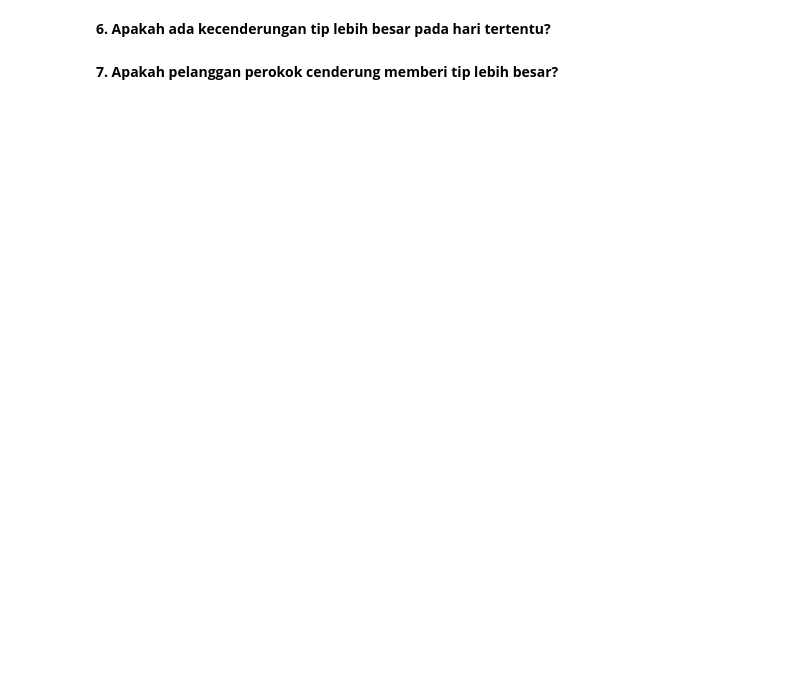
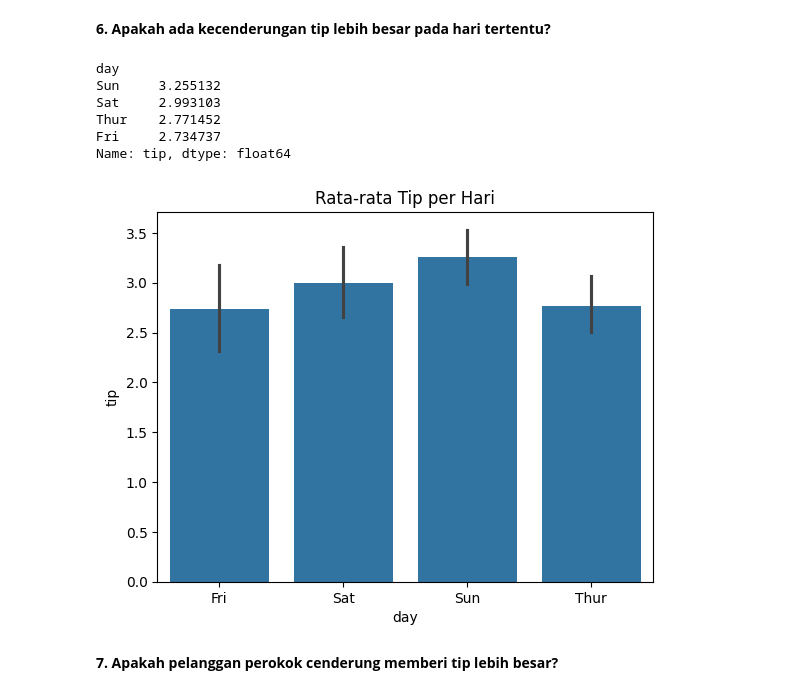
Before and after one commit to robet31/RAPIGANTENG, a Jupyter notebook: Tugas_2-EDA-DataMining.ipynb, the cells around one changed output. Cells and saved outputs as stored; diff of their text form; code cells hidden in the pictures; blank space fills up the shorter version.

```diff
--- a/Tugas_2-EDA-DataMining.ipynb
+++ b/Tugas_2-EDA-DataMining.ipynb
@@ -50,4 +128,20 @@ dtype: object
 # %% [markdown]
 **6. Apakah ada kecenderungan tip lebih besar pada hari tertentu?**
+# %%
+# Rata-rata tip berdasarkan hari
+print(df.groupby('day')['tip'].mean().sort_values(ascending=False))
+
+# Visualisasi
+sns.barplot(x='day', y='tip', data=df)
+plt.title('Rata-rata Tip per Hari')
+plt.show()
+# %% [output]
+day
+Sun     3.255132
+Sat     2.993103
+Thur    2.771452
+Fri     2.734737
+Name: tip, dtype: float64
+[figure, added]
 # %% [markdown]
 **7. Apakah pelanggan perokok cenderung memberi tip lebih besar?**
```
Also changed, not shown: parts of 7 cells of this notebook.
